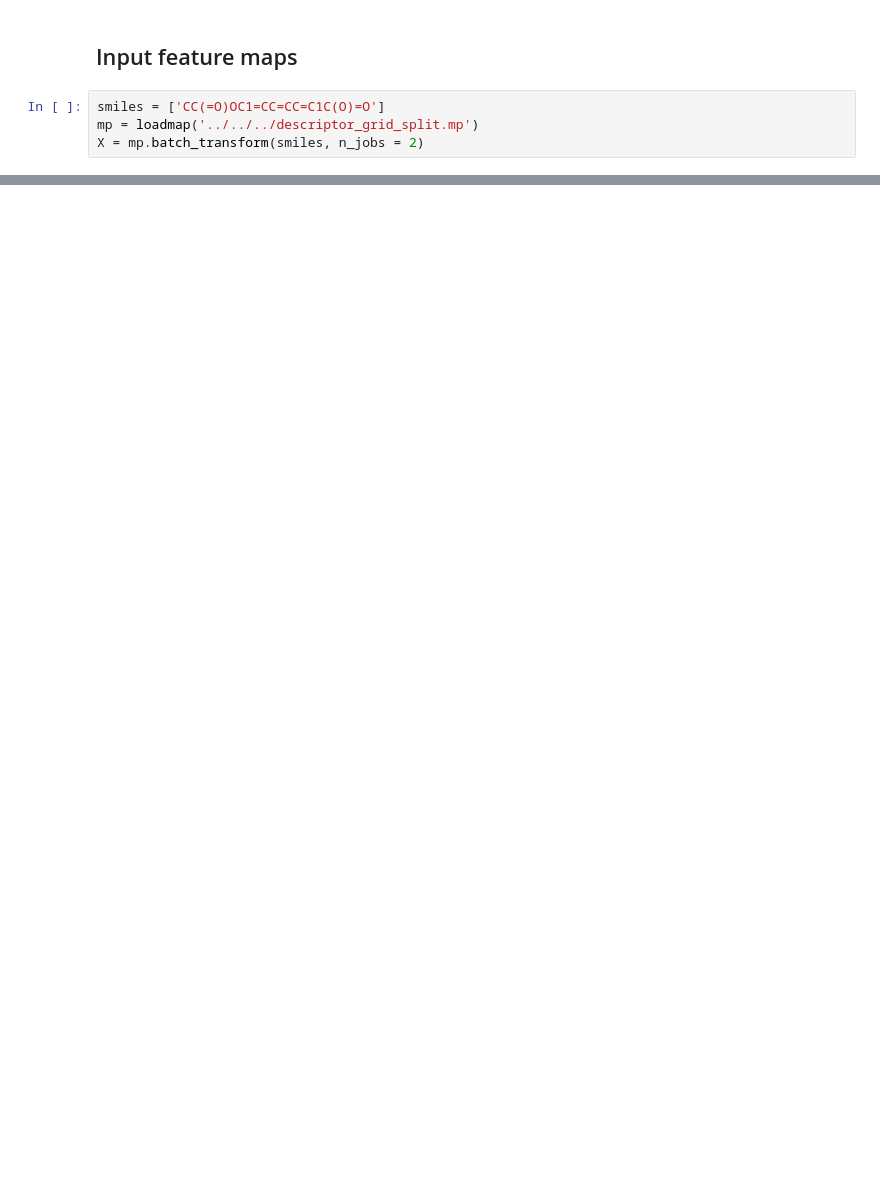
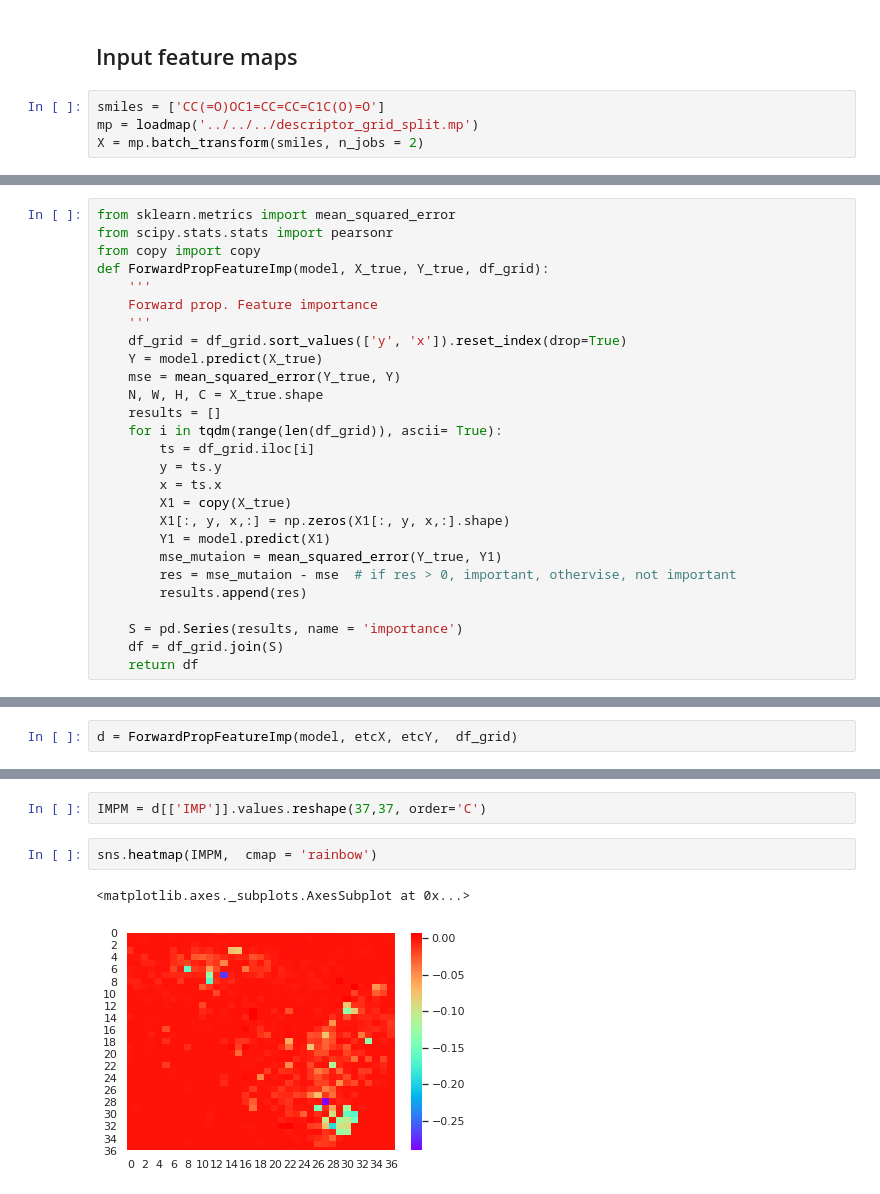
Before and after one commit to shenwanxiang/bidd-molmap, a Jupyter notebook: paper/02_benchmark_comparison/01_Regression_Solubility/05_MolMapNet/03_model_interpretation.ipynb, the cells around one changed output, grey strips where cells are left out. Cells and saved outputs as stored; diff of their text form; blank space fills up the shorter version.

```diff
--- a/paper/02_benchmark_comparison/01_Regression_Solubility/05_MolMapNet/03_model_interpretation.ipynb
+++ b/paper/02_benchmark_comparison/01_Regression_Solubility/05_MolMapNet/03_model_interpretation.ipynb
@@ -148,0 +118,27 @@ sns.heatmap(l1[:,:,3])
+# %%
+from sklearn.metrics import mean_squared_error
+from scipy.stats.stats import pearsonr
+from copy import copy
+def ForwardPropFeatureImp(model, X_true, Y_true, df_grid):
+    '''
+    Forward prop. Feature importance
+    '''
+    df_grid = df_grid.sort_values(['y', 'x']).reset_index(drop=True)
+    Y = model.predict(X_true)
+    mse = mean_squared_error(Y_true, Y)
+    N, W, H, C = X_true.shape
+    results = []
+    for i in tqdm(range(len(df_grid)), ascii= True):
+        ts = df_grid.iloc[i]
+        y = ts.y
+        x = ts.x
+        X1 = copy(X_true)
+        X1[:, y, x,:] = np.zeros(X1[:, y, x,:].shape)
+        Y1 = model.predict(X1)
+        mse_mutaion = mean_squared_error(Y_true, Y1)
+        res = mse_mutaion - mse  # if res > 0, important, othervise, not important
+        results.append(res)
+
+    S = pd.Series(results, name = 'importance')
+    df = df_grid.join(S)
+    return df
@@ -148,0 +212,2 @@ sns.heatmap(l1[:,:,3])
+# %%
+d = ForwardPropFeatureImp(model, etcX, etcY,  df_grid)
@@ -148,0 +266,7 @@ sns.heatmap(l1[:,:,3])
+# %%
+IMPM = d[['IMP']].values.reshape(37,37, order='C')
+# %%
+sns.heatmap(IMPM,  cmap = 'rainbow')
+# %% [output]
+<matplotlib.axes._subplots.AxesSubplot at 0x...>
+[figure, added]
```
Also changed, not shown: parts of 60 cells of this notebook, 5 other files.
